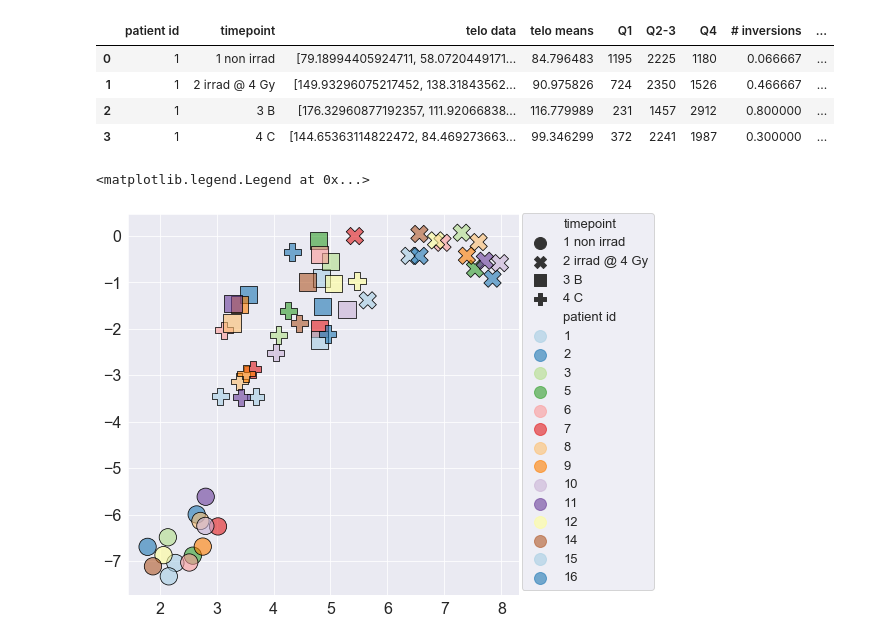
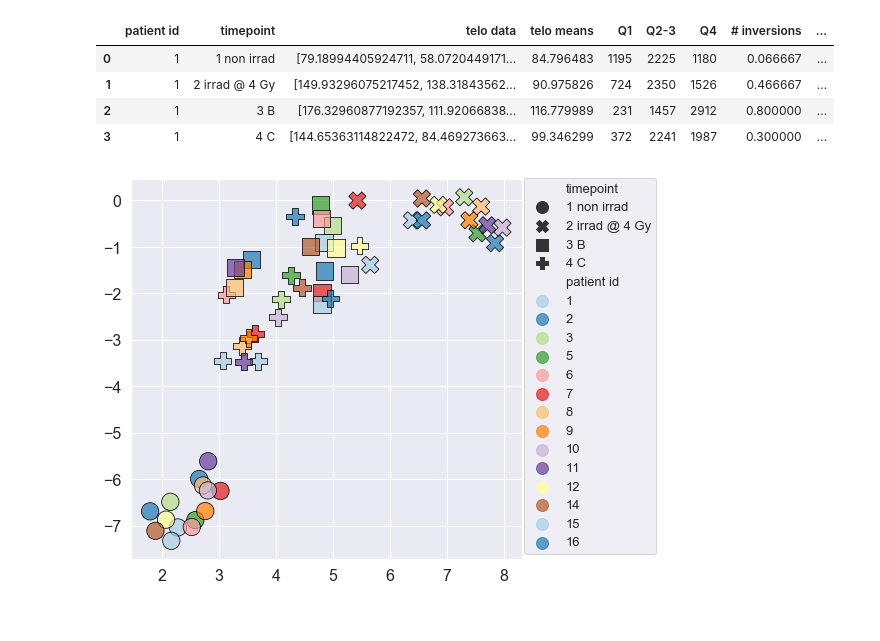
Before and after one commit to Jared-Luxton/radiation-therapy-machine-learning, a Jupyter notebook: notebooks/03_radiation_therapy_patients_data_MACHINE_LEARNING.ipynb, the cells around one changed output. Cells and saved outputs as stored; diff of their text form; code cells hidden in the pictures.

```diff
--- a/notebooks/03_radiation_therapy_patients_data_MACHINE_LEARNING.ipynb
+++ b/notebooks/03_radiation_therapy_patients_data_MACHINE_LEARNING.ipynb
@@ -1526,33 +1509,32 @@ embed = pd.concat([embed, target], axis=1)
 # %%
 fontsize=16
 
 plt.figure(figsize=(7,7))
 # embed.rename({'astro id':'Astro ID', 'flight status':'Flight status'}, axis=1, inplace=True)
 
 colors = sns.color_palette('Paired', len(embed['patient id'].unique())),
-t = (0.6,)
+t = (0.7,)
 test = [x + t for x in colors[0]]
 
 ax = sns.scatterplot(x='dim1', y='dim2', data=embed,
                      hue='patient id',
                      style_order=['1 non irrad', '2 irrad @ 4 Gy', '3 B', '4 C'],
                      alpha=None, style='timepoint', legend='full',
 #                      palette=sns.color_palette('Paired', len(embed['patient id'].unique())),
                      palette=test,
 
                     **{'s':300, 'linewidths':1, 'edgecolor':'black'})
 
 plt.tick_params(labelsize=fontsize)
 plt.xlabel('', fontsize=fontsize)
 plt.ylabel('', fontsize=fontsize)
 
 handles, labels = ax.get_legend_handles_labels()
 plt.legend(handles[15:]+handles[0:15], labels[15:]+labels[0:15],
            loc='upper left', bbox_to_anchor=(.99, 1.02),
            fancybox=True, markerscale=2, fontsize=13)
 
 plt.savefig(f'../graphs/paper figures/main figs/UMAP unlabled dimensionality reduction teloFISH rad induced aberr.png',
             dpi=600, bbox_inches = "tight")
 # %% [output]
-<matplotlib.legend.Legend at 0x...>
-[figure, old version]
+[figure, new version]
```
Also changed, not shown: parts of 12 cells of this notebook.
